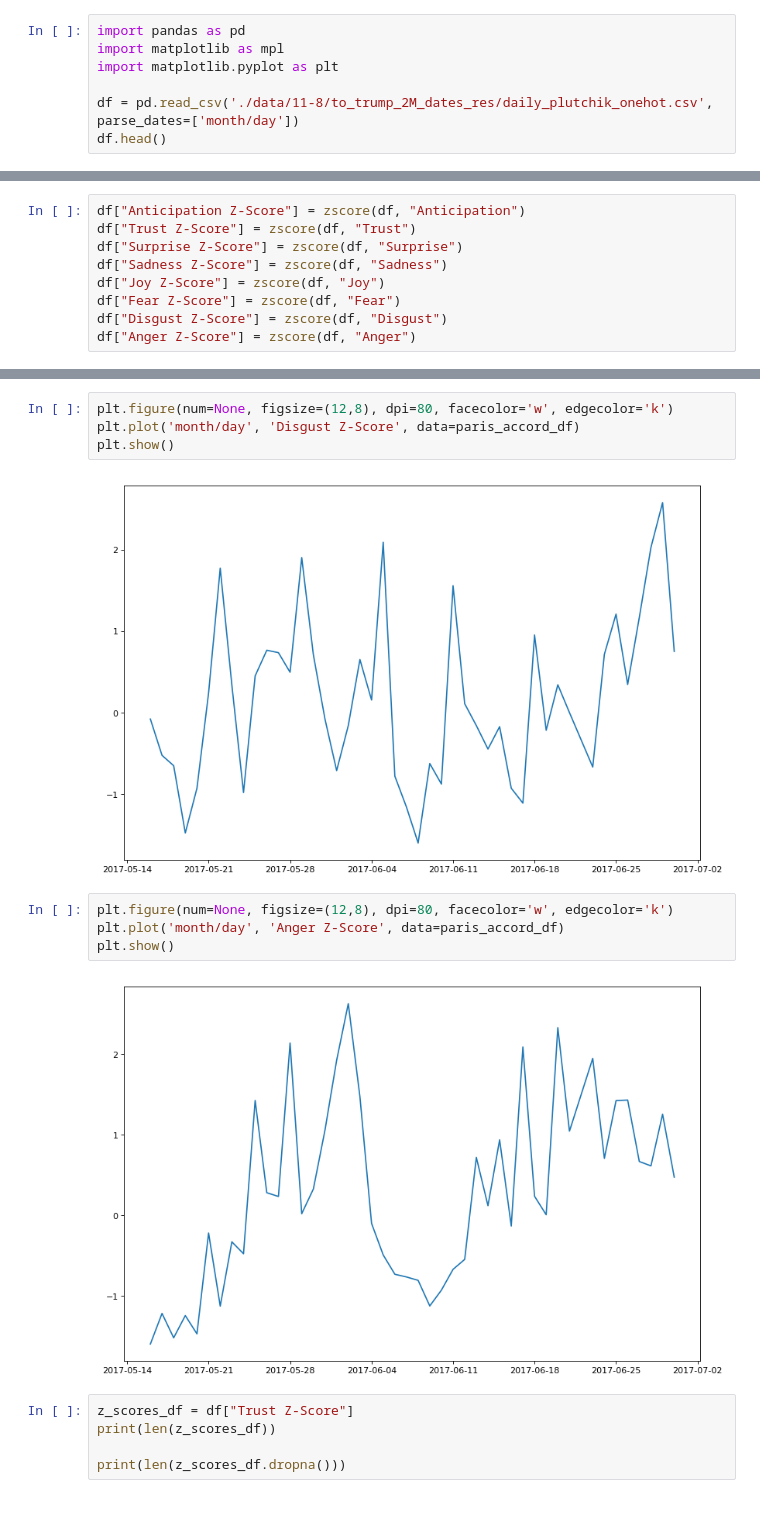
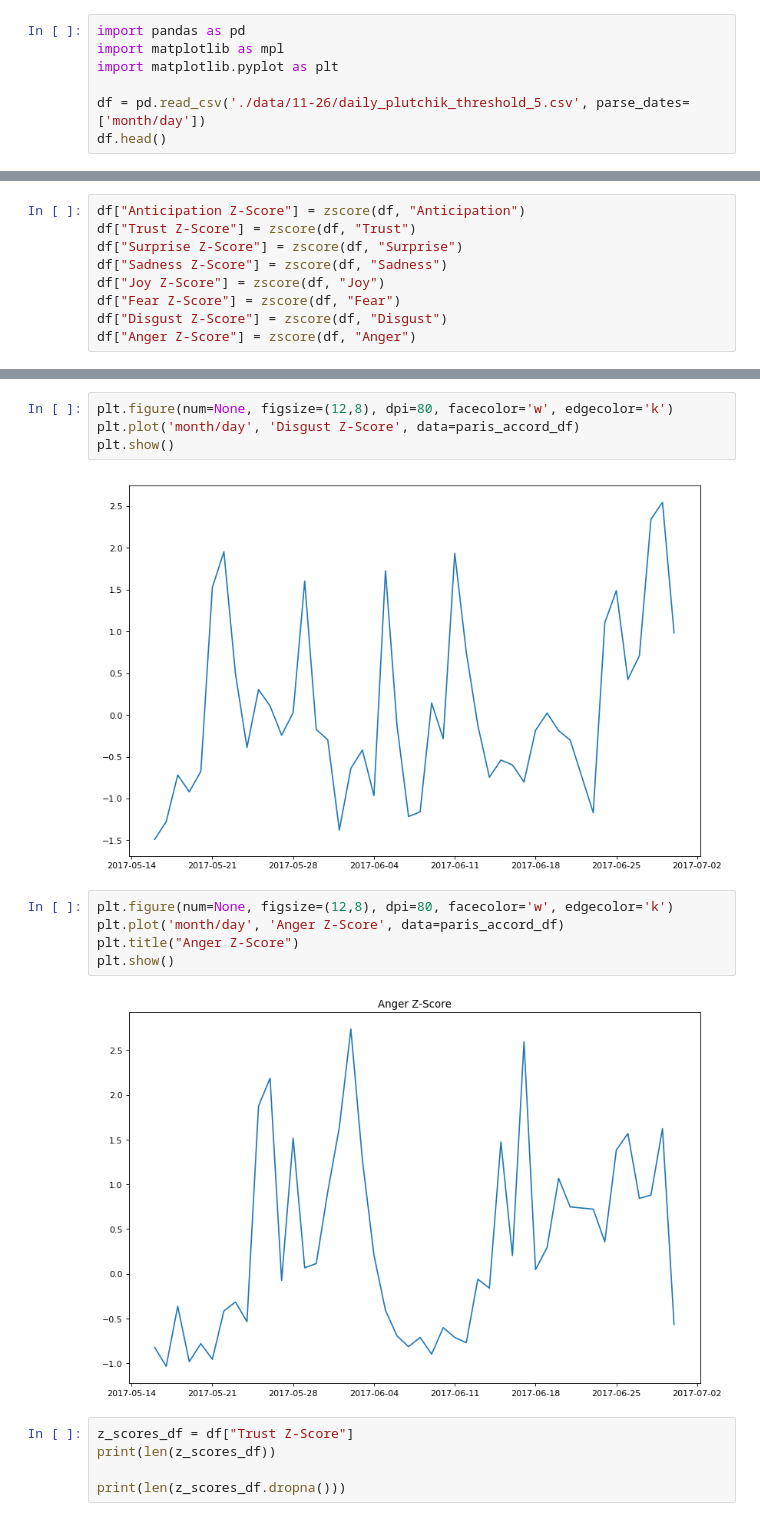
Before and after one commit to suvir-c/psyc-626, a Jupyter notebook: time-series-analysis/Intervention Analyses.ipynb, the cells around one changed output, grey strips where cells are left out. Saved outputs shown, nothing was run; the diff lists cells and outputs as text.

Commit message:
Re-run analyses on new data

```diff
--- a/time-series-analysis/Intervention Analyses.ipynb
+++ b/time-series-analysis/Intervention Analyses.ipynb
@@ -3,7 +3,7 @@ import pandas as pd
 import matplotlib as mpl
 import matplotlib.pyplot as plt
 
-df = pd.read_csv('./data/11-8/to_trump_2M_dates_res/daily_plutchik_onehot.csv', parse_dates=['month/day'])
+df = pd.read_csv('./data/11-26/daily_plutchik_threshold_5.csv', parse_dates=['month/day'])
 df.head()
 # %% [output]
 |  | month/day | Anger | Disgust | Fear | Joy | Sadness | Surprise | Trust | Anticipation |
@@ -84,13 +86,14 @@ plt.figure(num=None, figsize=(12,8), dpi=80, facecolor='w', edgecolor='k')
 plt.plot('month/day', 'Disgust Z-Score', data=paris_accord_df)
 plt.show()
 # %% [output]
-[figure, old version]
+[figure, new version]
 # %%
 plt.figure(num=None, figsize=(12,8), dpi=80, facecolor='w', edgecolor='k')
 plt.plot('month/day', 'Anger Z-Score', data=paris_accord_df)
+plt.title("Anger Z-Score")
 plt.show()
 # %% [output]
-[figure, old version]
+[figure, new version]
 # %%
 z_scores_df = df["Trust Z-Score"]
 print(len(z_scores_df))
```
Also changed, not shown: parts of 11 cells of this notebook, 3 other files.
